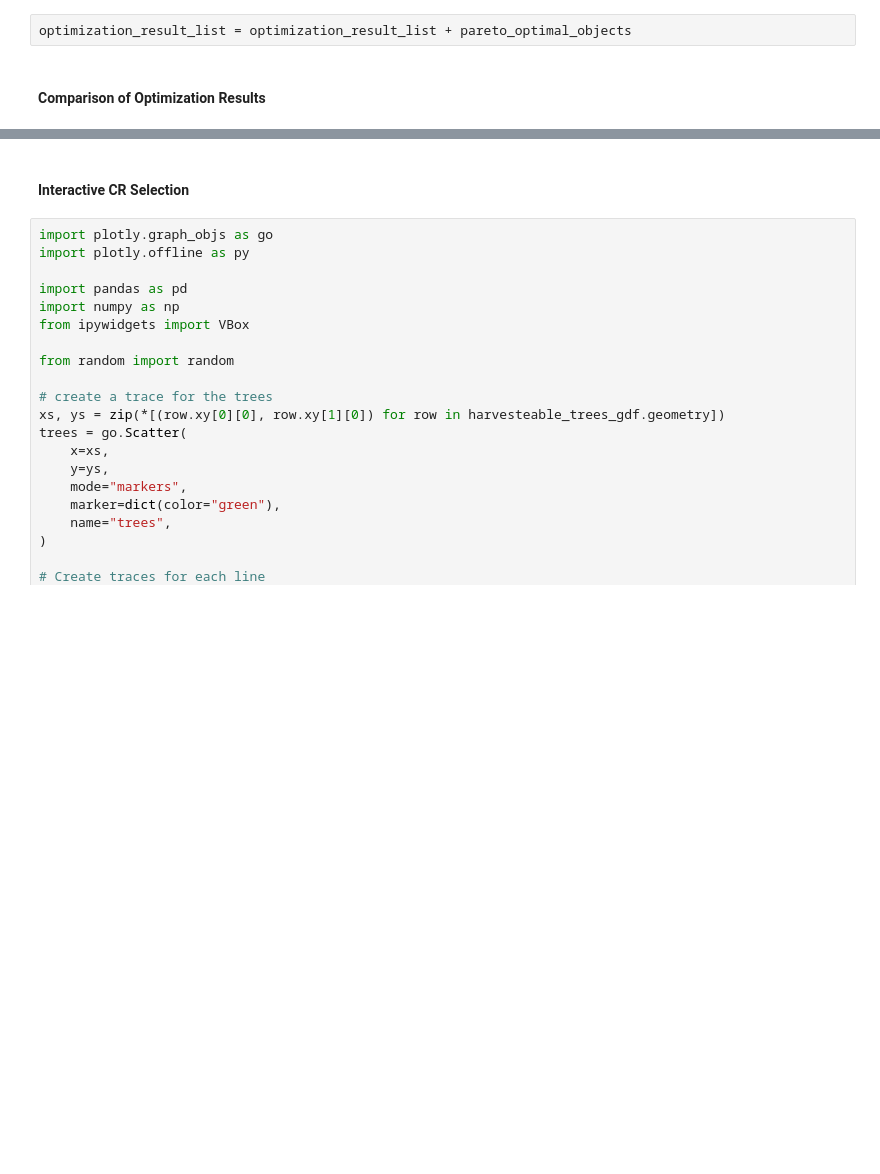
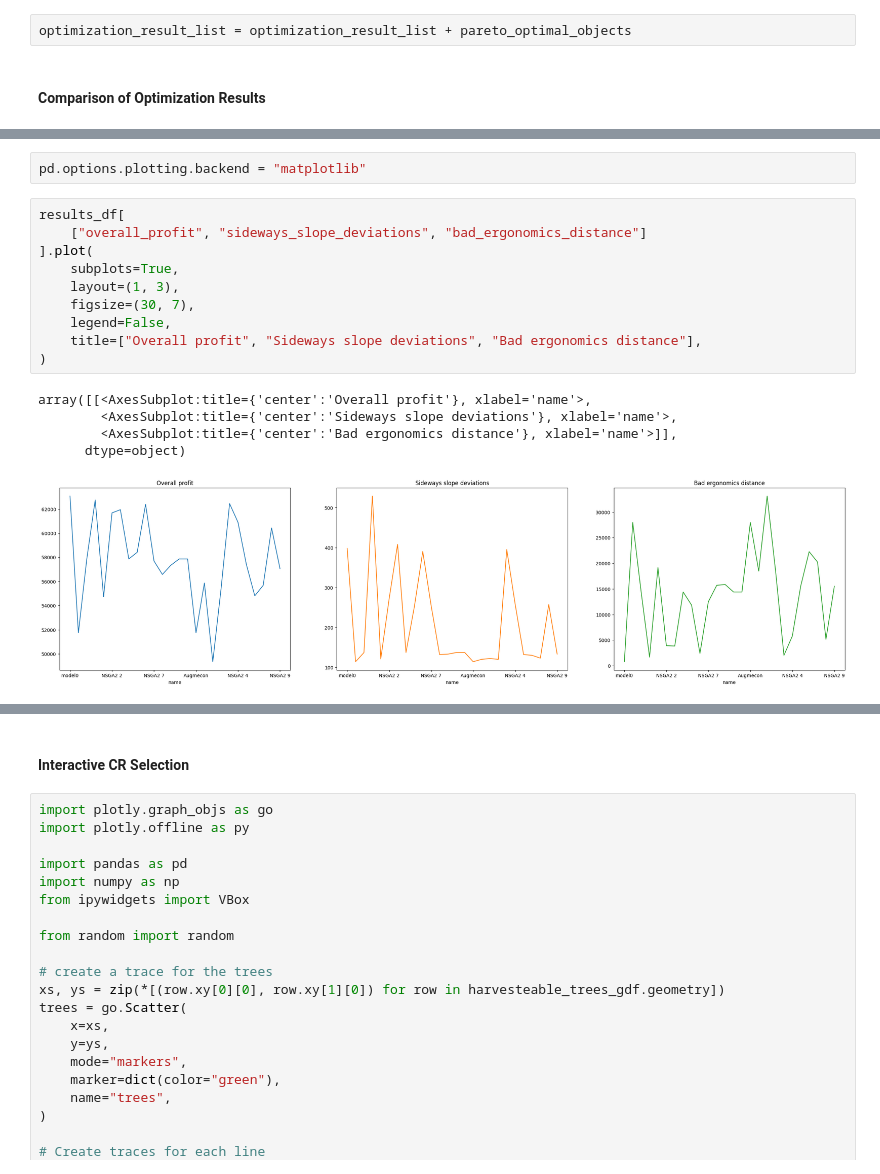
Before and after one commit to werzum/multi_objective_layout_optimization, a Jupyter notebook: 01_Notebooks/optimization.ipynb, the cells around one changed output, grey strips where cells are left out. Drawn from its saved outputs; the diff is of its cells as text; blank space fills up the shorter version.

```diff
--- a/01_Notebooks/optimization.ipynb
+++ b/01_Notebooks/optimization.ipynb
@@ -427,4 +563,22 @@ Profit baseline is 3358.852635156268
 [interactive output not drawn]
+# %%
+pd.options.plotting.backend = "matplotlib"
+# %%
+results_df[
+    ["overall_profit", "sideways_slope_deviations", "bad_ergonomics_distance"]
+].plot(
+    subplots=True,
+    layout=(1, 3),
+    figsize=(30, 7),
+    legend=False,
+    title=["Overall profit", "Sideways slope deviations", "Bad ergonomics distance"],
+)
+# %% [output]
+array([[<AxesSubplot:title={'center':'Overall profit'}, xlabel='name'>,
+        <AxesSubplot:title={'center':'Sideways slope deviations'}, xlabel='name'>,
+        <AxesSubplot:title={'center':'Bad ergonomics distance'}, xlabel='name'>]],
+      dtype=object)
+[figure, added]
 # %%
 for result in optimization_result_list:
     fig = plotting_2d.plot_optimization_layout(result, line_gdf, harvesteable_trees_gdf)
```
Also changed, not shown: parts of 20 cells of this notebook, 1 other file.
